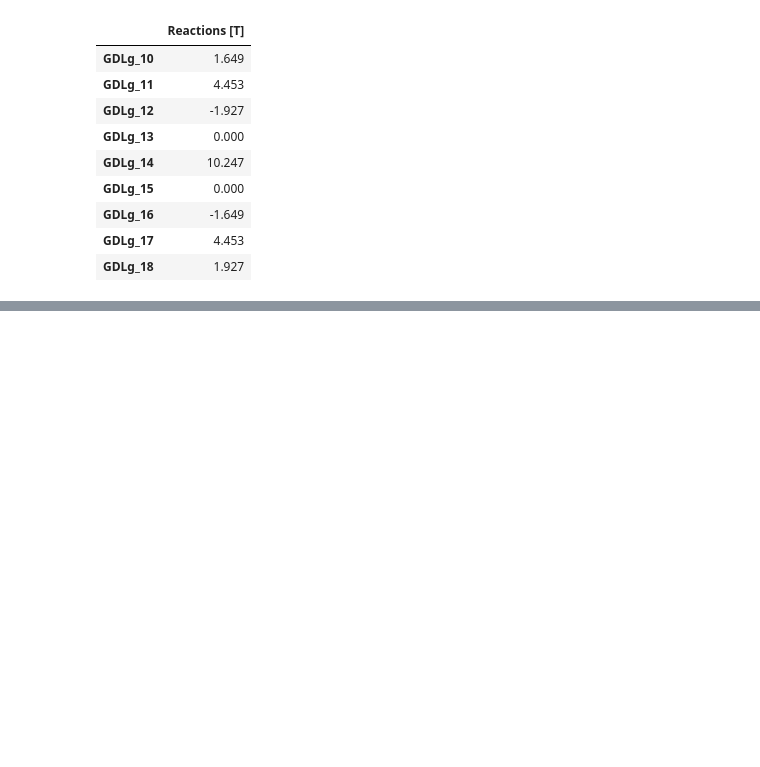
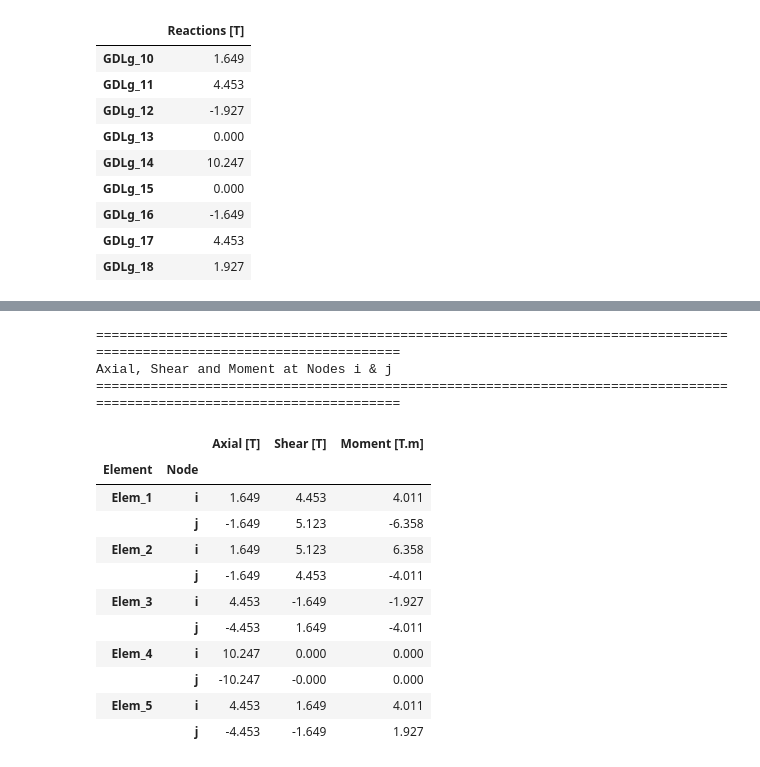
Before and after one commit to Normando1945/Repo_Maxtrix_Analisys, a Jupyter notebook: examples/Ejemplo_dor_concrete_desingII.ipynb, the cells around one changed output, grey strips where cells are left out. Cells and saved outputs as stored; diff of their text form; code cells hidden in the pictures; blank space fills up the shorter version.

```diff
--- a/examples/Ejemplo_dor_concrete_desingII.ipynb
+++ b/examples/Ejemplo_dor_concrete_desingII.ipynb
@@ -1028,0 +1145,47 @@ React_gdl_g_df.round(3)
+# %%
+Axial = []                                                                                                          # Axial action at nodes i & j
+Corte = []                                                                                                          # Shear action at nodes i & j
+Momento = []                                                                                                        # Moment action at nodes i & j
+for e in np.arange(0, n_elem, 1):                                                                                   # Loop through each element
+    Fe_L_e = Fe_L_all[e].ravel()                                                                                    # Local action members of element e
+    Axial.extend([Fe_L_e[0], Fe_L_e[3]])                                                                            # [N_i, N_j]
+    Corte.extend([Fe_L_e[1], Fe_L_e[4]])                                                                            # [V_i, V_j]
+    Momento.extend([Fe_L_e[2], Fe_L_e[5]])                                                                          # [M_i, M_j]
+
+Axial = np.array(Axial)                                                                                             # Convert to arrays
+Corte = np.array(Corte)
+Momento = np.array(Momento)
+
+rows_ij = pd.MultiIndex.from_tuples(                                                                                # Create hierarchical index for nodes i & j
+    [(f'Elem_{e+1}', n) for e in range(n_elem) for n in ['i', 'j']],                                                # Element and node labels
+    names=['Element', 'Node']                                                                                       # Index level names
+)
+
+AVM_df = pd.DataFrame(                                                                                              # Convert axial, shear and moment to DataFrame
+    {
+        'Axial [T]': Axial,
+        'Shear [T]': Corte,
+        'Moment [T.m]': Momento,
+    },
+    index=rows_ij
+)
+print("=" * 120)                                                                                                    # Print table separator
+print('Axial, Shear and Moment at Nodes i & j')                                                                     # Print table title
+print("=" * 120)                                                                                                    # Print table separator
+AVM_df.round(3)                                                                                                     # Display rounded table
+# %% [output]
+========================================================================================================================
+Axial, Shear and Moment at Nodes i & j
+========================================================================================================================
+|  |  | Axial [T] | Shear [T] | Moment [T.m] |
+| Element | Node |  |  |  |
+| Elem_1 | i | 1.649 | 4.453 | 4.011 |
+|  | j | -1.649 | 5.123 | -6.358 |
+| Elem_2 | i | 1.649 | 5.123 | 6.358 |
+|  | j | -1.649 | 4.453 | -4.011 |
+| Elem_3 | i | 4.453 | -1.649 | -1.927 |
+|  | j | -4.453 | 1.649 | -4.011 |
+| Elem_4 | i | 10.247 | 0.000 | 0.000 |
+|  | j | -10.247 | -0.000 | 0.000 |
+| Elem_5 | i | 4.453 | 1.649 | 4.011 |
+|  | j | -4.453 | -1.649 | 1.927 |
```
Also changed, not shown: parts of 7 cells of this notebook.
